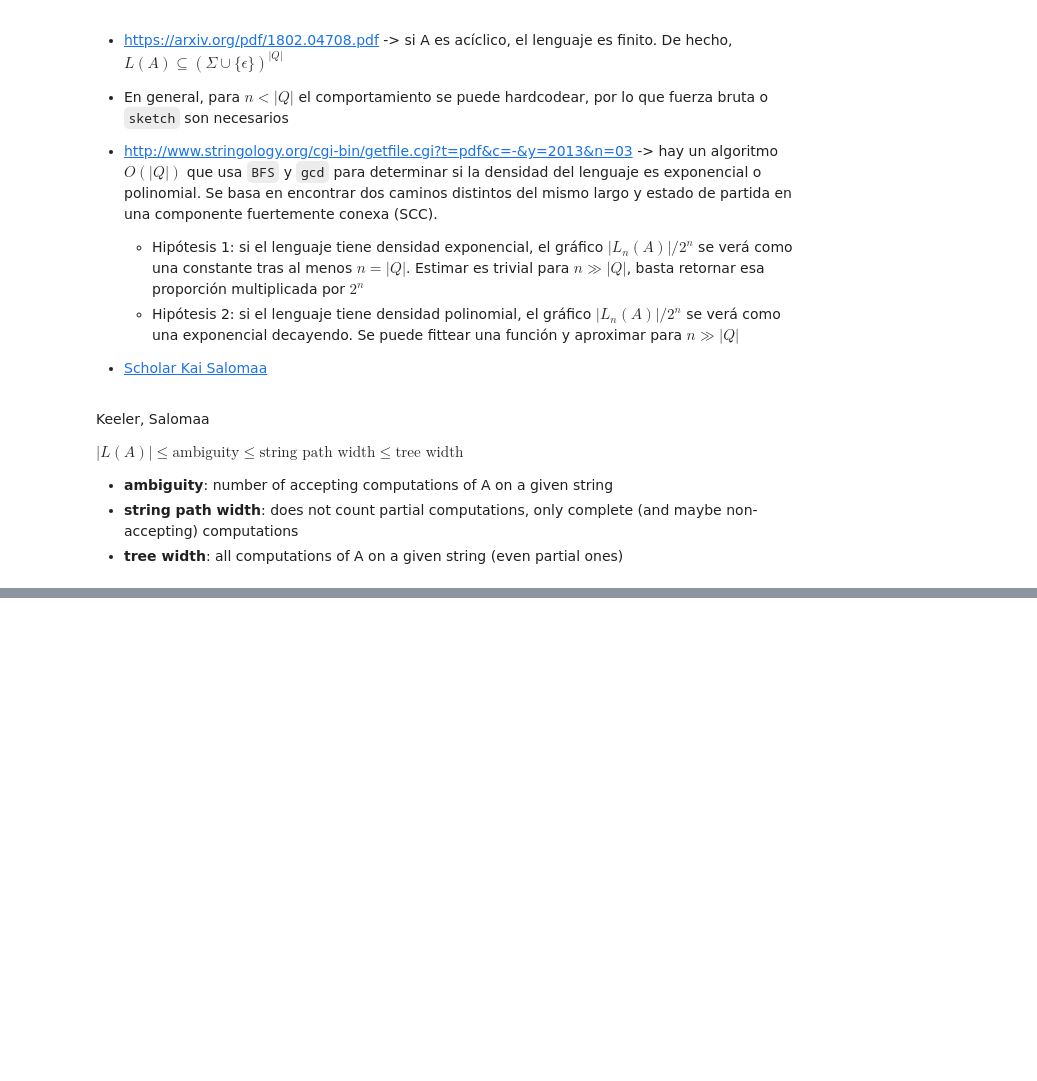
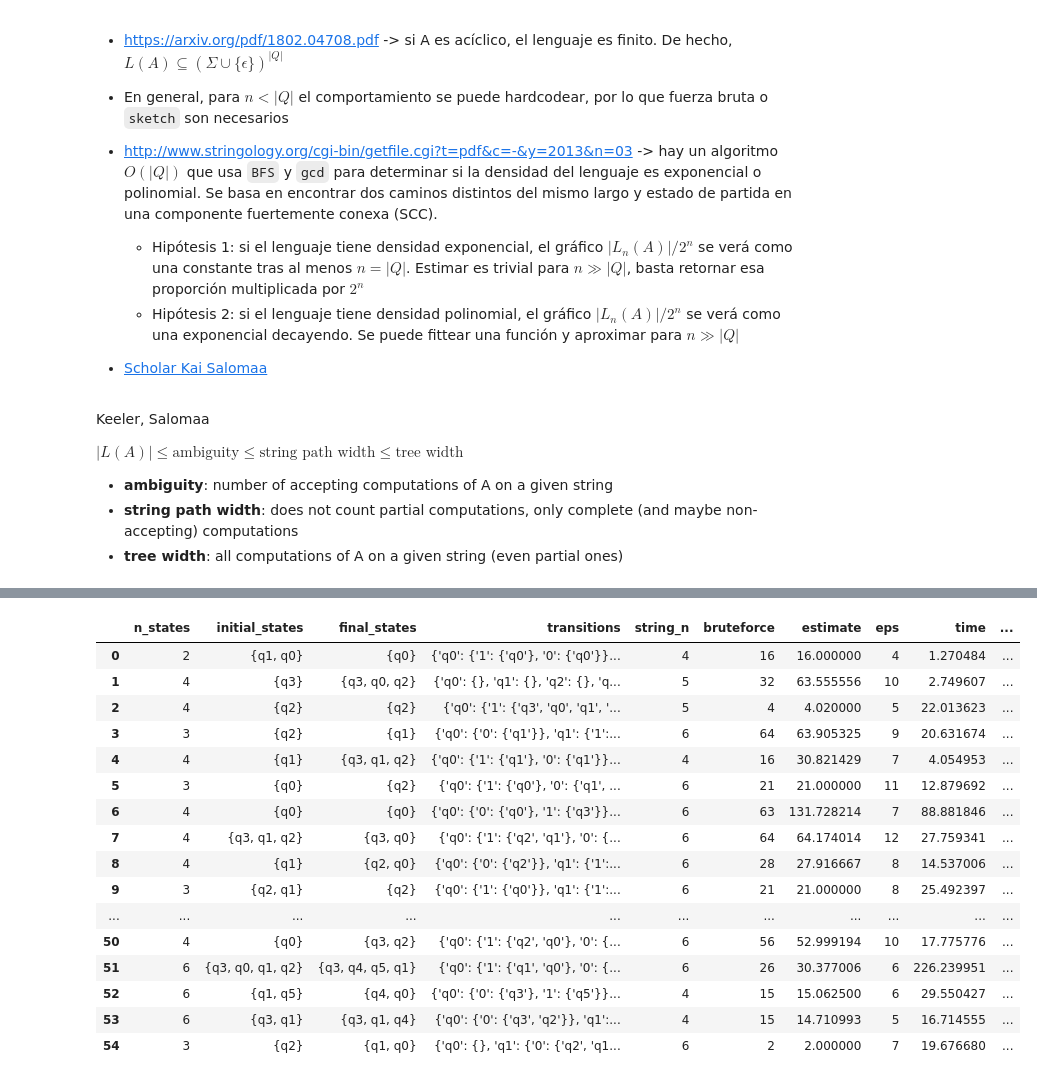
Before and after one commit to viantirreau/count-nfa, a Jupyter notebook: Bruteforce.ipynb, the cells around one changed output, grey strips where cells are left out. Saved outputs shown, nothing was run; the diff lists cells and outputs as text; code cells hidden in the pictures; blank space fills up the shorter version.

Commit message:
[replace] Bruteforce

```diff
--- a/Bruteforce.ipynb
+++ b/Bruteforce.ipynb
@@ -925,0 +996,20 @@ with open("intermediate_stats_.pkl", "rb") as fd:
+# %%
+df
+# %% [output]
+|  | n_states | initial_states | final_states | transitions | string_n | bruteforce | estimate | eps | time | ... |
+| 0 | 2 | {q1, q0} | {q0} | {'q0': {'1': {'q0'}, '0': {'q0'}}... | 4 | 16 | 16.000000 | 4 | 1.270484 | ... |
+| 1 | 4 | {q3} | {q3, q0, q2} | {'q0': {}, 'q1': {}, 'q2': {}, 'q... | 5 | 32 | 63.555556 | 10 | 2.749607 | ... |
+| 2 | 4 | {q2} | {q2} | {'q0': {'1': {'q3', 'q0', 'q1', '... | 5 | 4 | 4.020000 | 5 | 22.013623 | ... |
+| 3 | 3 | {q2} | {q1} | {'q0': {'0': {'q1'}}, 'q1': {'1':... | 6 | 64 | 63.905325 | 9 | 20.631674 | ... |
+| 4 | 4 | {q1} | {q3, q1, q2} | {'q0': {'1': {'q1'}, '0': {'q1'}}... | 4 | 16 | 30.821429 | 7 | 4.054953 | ... |
+| 5 | 3 | {q0} | {q2} | {'q0': {'1': {'q0'}, '0': {'q1', ... | 6 | 21 | 21.000000 | 11 | 12.879692 | ... |
+| 6 | 4 | {q0} | {q0} | {'q0': {'0': {'q0'}, '1': {'q3'}}... | 6 | 63 | 131.728214 | 7 | 88.881846 | ... |
+| 7 | 4 | {q3, q1, q2} | {q3, q0} | {'q0': {'1': {'q2', 'q1'}, '0': {... | 6 | 64 | 64.174014 | 12 | 27.759341 | ... |
+| 8 | 4 | {q1} | {q2, q0} | {'q0': {'0': {'q2'}}, 'q1': {'1':... | 6 | 28 | 27.916667 | 8 | 14.537006 | ... |
+| 9 | 3 | {q2, q1} | {q2} | {'q0': {'1': {'q0'}}, 'q1': {'1':... | 6 | 21 | 21.000000 | 8 | 25.492397 | ... |
+| ... | ... | ... | ... | ... | ... | ... | ... | ... | ... | ... |
+| 50 | 4 | {q0} | {q3, q2} | {'q0': {'1': {'q2', 'q0'}, '0': {... | 6 | 56 | 52.999194 | 10 | 17.775776 | ... |
+| 51 | 6 | {q3, q0, q1, q2} | {q3, q4, q5, q1} | {'q0': {'1': {'q1', 'q0'}, '0': {... | 6 | 26 | 30.377006 | 6 | 226.239951 | ... |
+| 52 | 6 | {q1, q5} | {q4, q0} | {'q0': {'0': {'q3'}, '1': {'q5'}}... | 4 | 15 | 15.062500 | 6 | 29.550427 | ... |
+| 53 | 6 | {q3, q1} | {q3, q1, q4} | {'q0': {'0': {'q3', 'q2'}}, 'q1':... | 4 | 15 | 14.710993 | 5 | 16.714555 | ... |
+| 54 | 3 | {q2} | {q1, q0} | {'q0': {}, 'q1': {'0': {'q2', 'q1... | 6 | 2 | 2.000000 | 7 | 19.676680 | ... |
```
Also changed, not shown: parts of 35 cells of this notebook.
